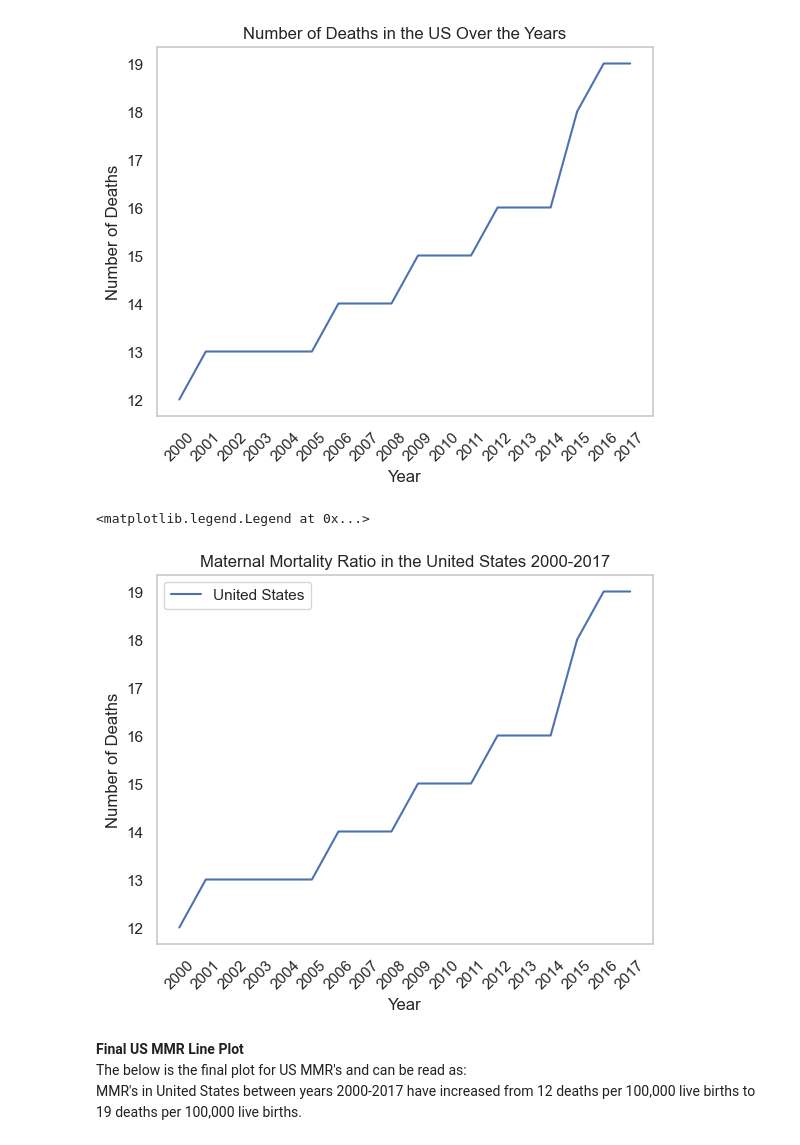
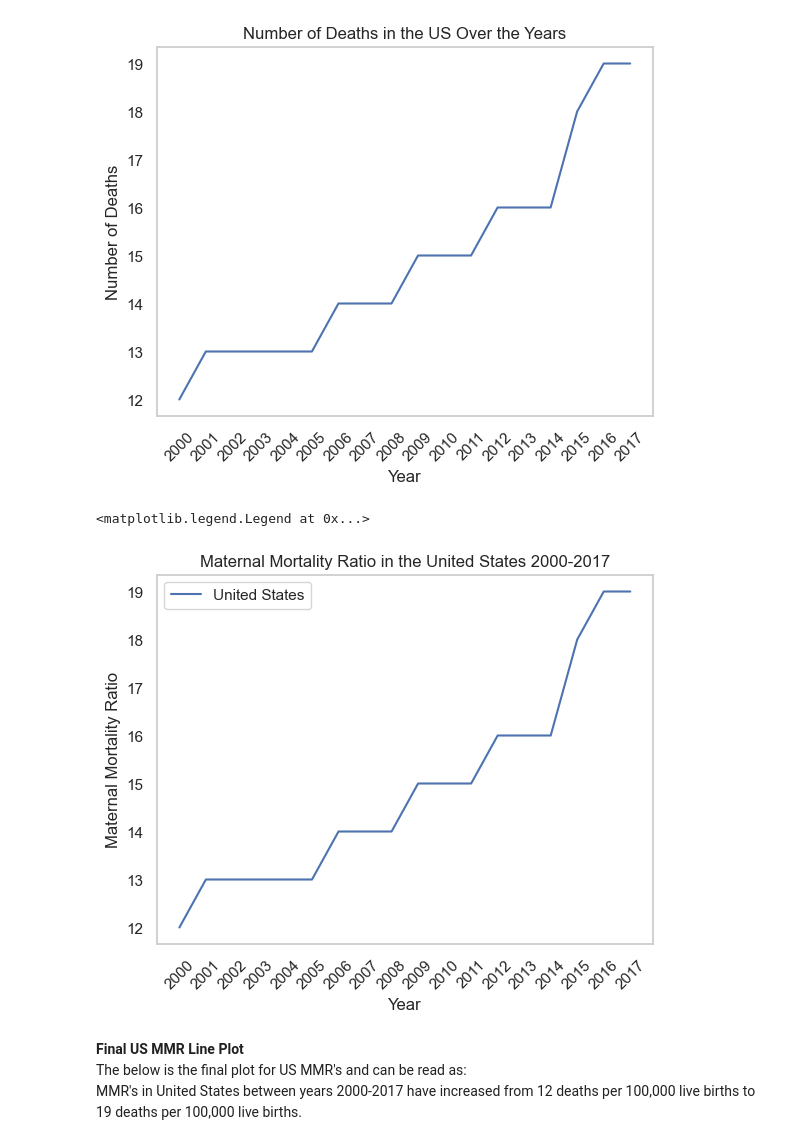
Before and after one commit to greggmaloy/Data_602, a Jupyter notebook: assignment_8_severe_maternal_morbidity.ipynb, the cells around one changed output. Drawn from its saved outputs; the diff is of its cells as text; code cells hidden in the pictures.

```diff
--- a/assignment_8_severe_maternal_morbidity.ipynb
+++ b/assignment_8_severe_maternal_morbidity.ipynb
@@ -252,15 +252,15 @@ plt.grid(False)
 # %%
 plt.plot(US_df['Year'], US_df['Number of Deaths'])
 plt.xticks(US_df['Year'], rotation=45)
 plt.xlabel('Year')
-plt.ylabel('Number of Deaths')
+plt.ylabel('Maternal Mortality Ratio')
 plt.title('Maternal Mortality Ratio in the United States 2000-2017')
 plt.grid(False)
 #legend added
 plt.legend(['United States'])
 # %% [output]
 <matplotlib.legend.Legend at 0x...>
-[figure, old version]
+[figure, new version]
 # %% [markdown]
 **Final US MMR Line Plot**
 The below is the final plot for US MMR's and can be read as:
```
Also changed, not shown: parts of 1 cell of this notebook.
